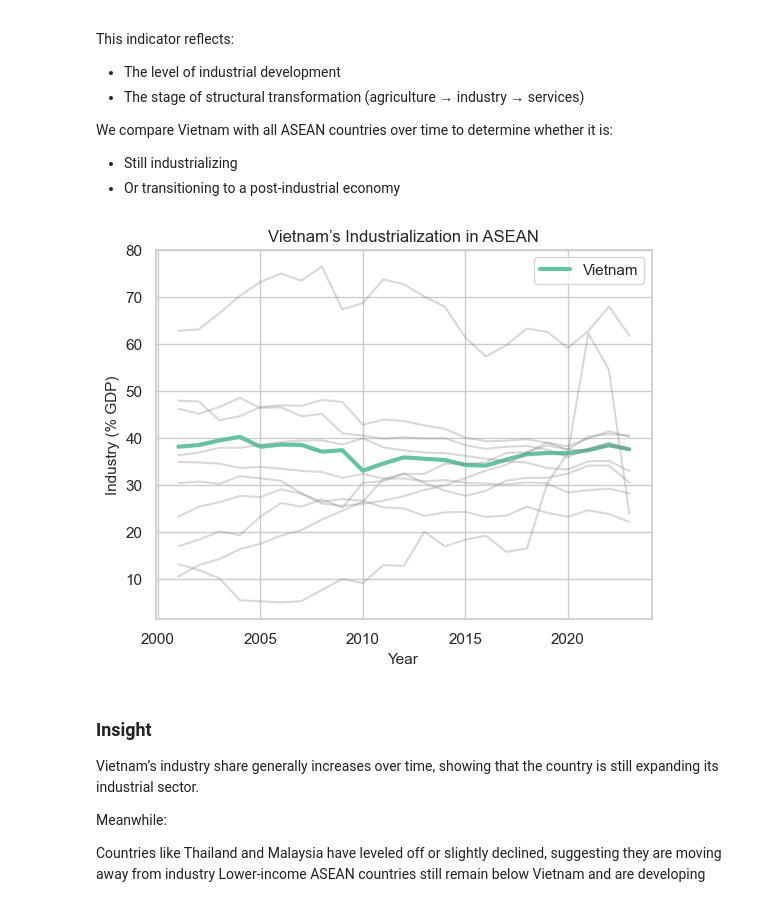
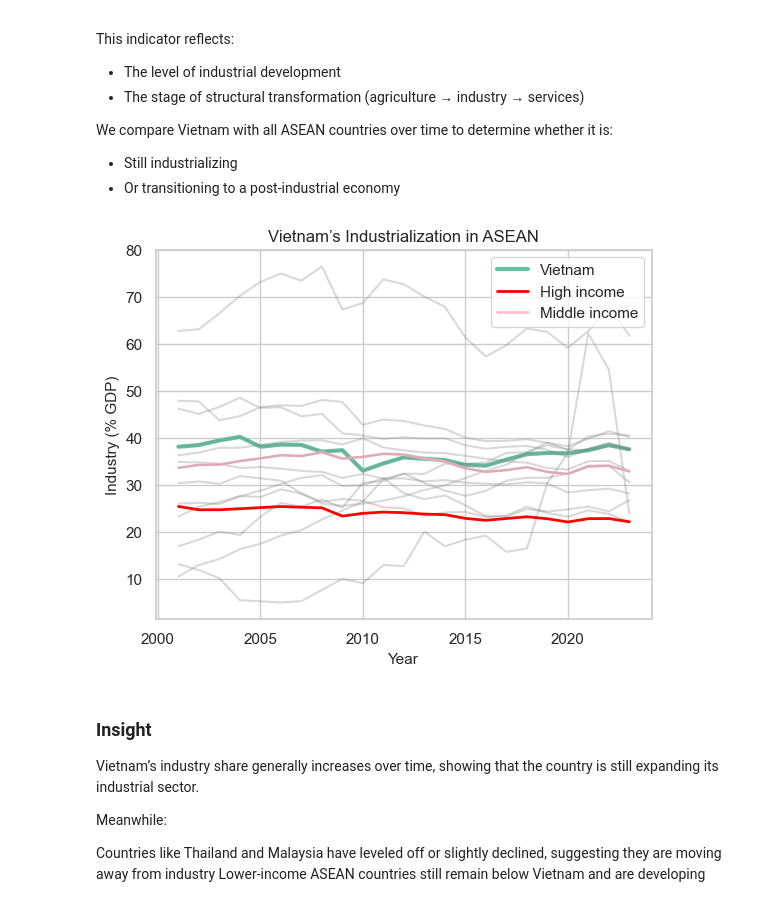
Before and after one commit to thloc1212/DV_LAB2, a Jupyter notebook: merged/merge.ipynb, the cells around one changed output. Cells and saved outputs as stored; diff of their text form; code cells hidden in the pictures.

```diff
--- a/merged/merge.ipynb
+++ b/merged/merge.ipynb
@@ -374,6 +374,7 @@ df_pivot["Country"] = df_pivot["Country"].replace({"Viet Nam": "Vietnam"})
 asean = [
     "Vietnam", "Thailand", "Malaysia", "Indonesia", "Philippines",
     "Singapore", "Cambodia", "Lao PDR", "Myanmar", "Timor-Leste", "Brunei Darussalam",
+    "High income", "Low income", "Middle income"
 ]
 
 df_asean = df_pivot[df_pivot["Country"].isin(asean)].copy()
@@ -413,32 +415,52 @@ We compare Vietnam with all ASEAN countries over time to determine whether it is
 # %%
 plt.figure()
 
 for country in asean:
     subset = df_asean[df_asean["Country"] == country]
 
     if country == "Vietnam":
         plt.plot(
             subset["Year"],
             subset["Industry (% GDP)"],
             linewidth=3,
             label="Vietnam"
         )
+
+    if country == "Middle income":
+        plt.plot(
+            subset["Year"],
+            subset["Industry (% GDP)"],
+            color="pink",
+            linewidth=2,
+            label="Middle income"
+        )
+
+    if country == "High income":
+        plt.plot(
+            subset["Year"],
+            subset["Industry (% GDP)"],
+            color="red",
+            linewidth=2,
+            label="High income"
+        )
+
+
     else:
         plt.plot(
             subset["Year"],
             subset["Industry (% GDP)"],
             color="gray",
             alpha=0.3
         )
 
 plt.xlabel("Year")
 plt.ylabel("Industry (% GDP)")
 plt.title("Vietnam’s Industrialization in ASEAN")
 
 plt.legend()
 plt.show()
 # %% [output]
-[figure, old version]
+[figure, new version]
 # %% [markdown]
 ### Insight
 
```
Also changed, not shown: parts of 7 cells of this notebook.
